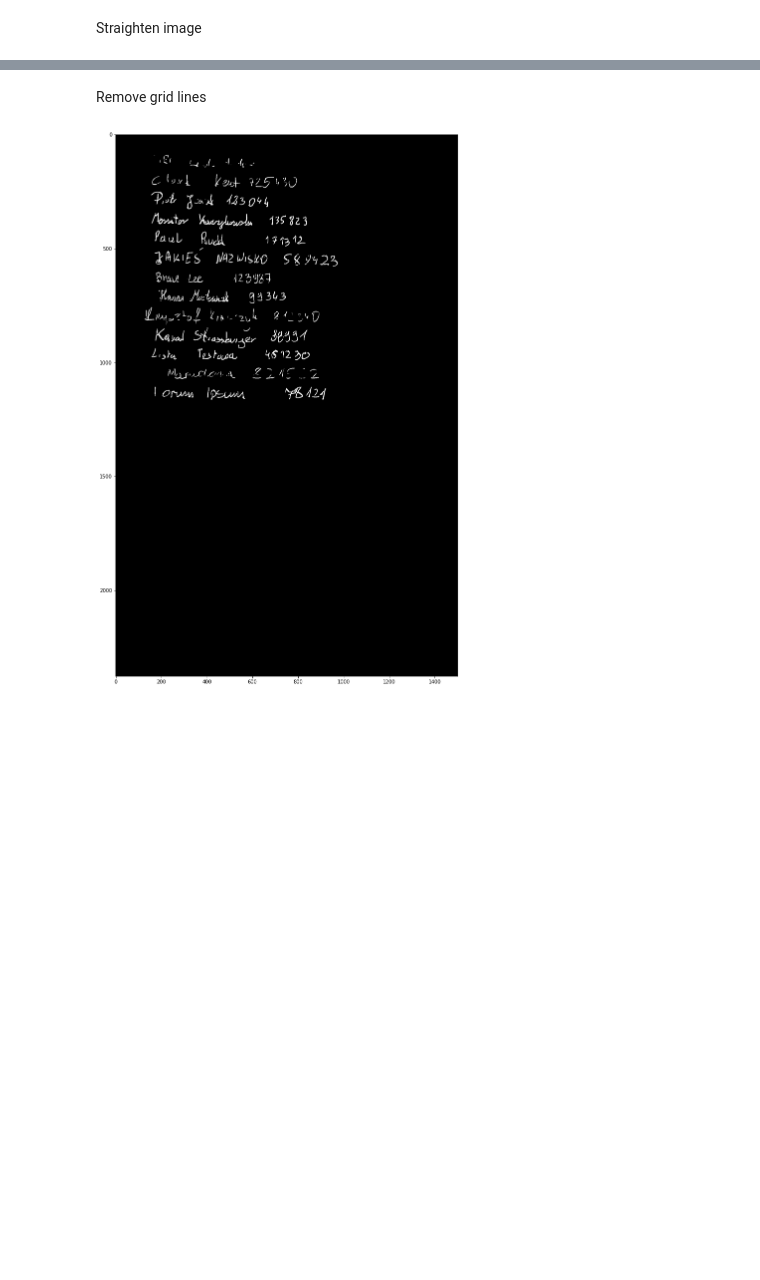
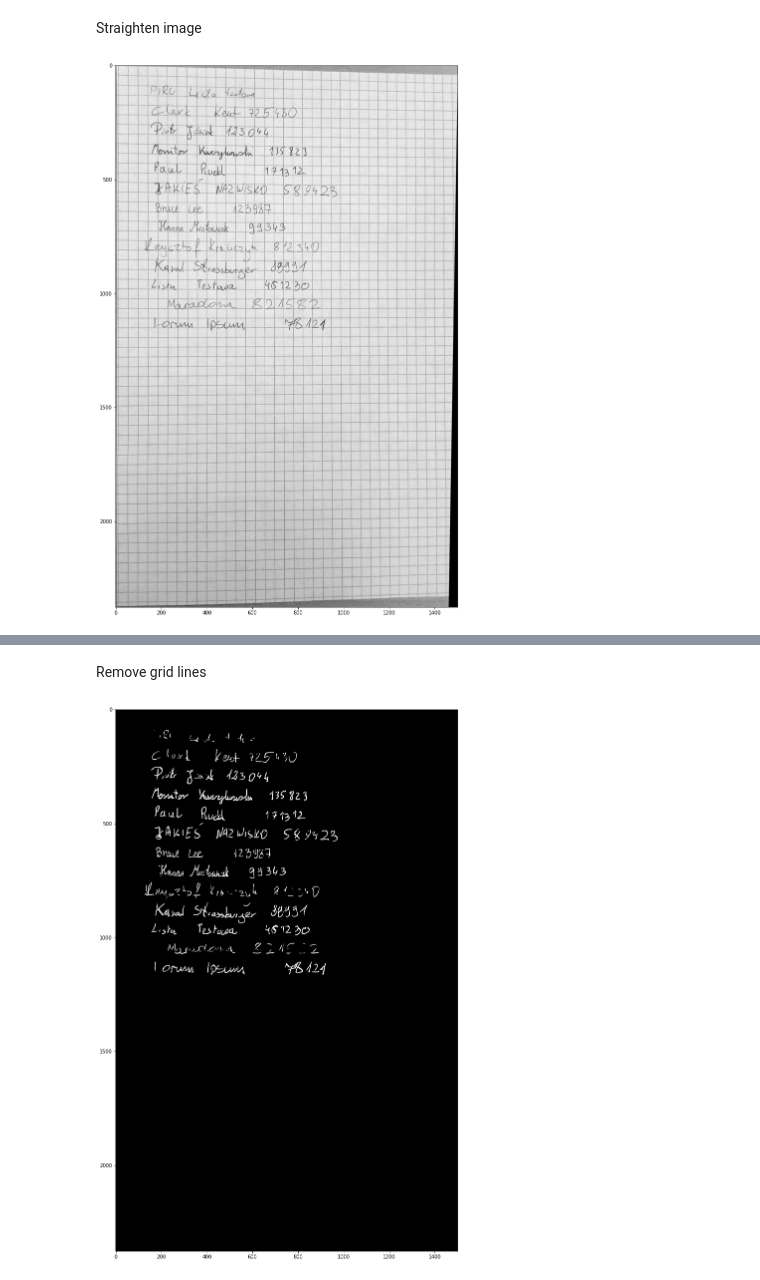
Before and after one commit to PUT-II/Computer-Vision-Project-2, a Jupyter notebook: main_pipeline.ipynb, the cells around one changed output, grey strips where cells are left out. Cells and saved outputs as stored; diff of their text form; code cells hidden in the pictures; blank space fills up the shorter version.

```diff
--- a/main_pipeline.ipynb
+++ b/main_pipeline.ipynb
@@ -17,8 +19,11 @@ plt.show()
 # %% [markdown]
 Straighten image
 # %%
-image_straightened = straighten_page(image)
+image_straightened, moments = straighten_page(image)
+
 
 plt.figure(figsize=(20, 20))
 plt.imshow(image_straightened, cmap='gray')
 plt.show()
+# %% [output]
+[figure, added]
```
Also changed, not shown: parts of 4 cells of this notebook, 2 other files.
